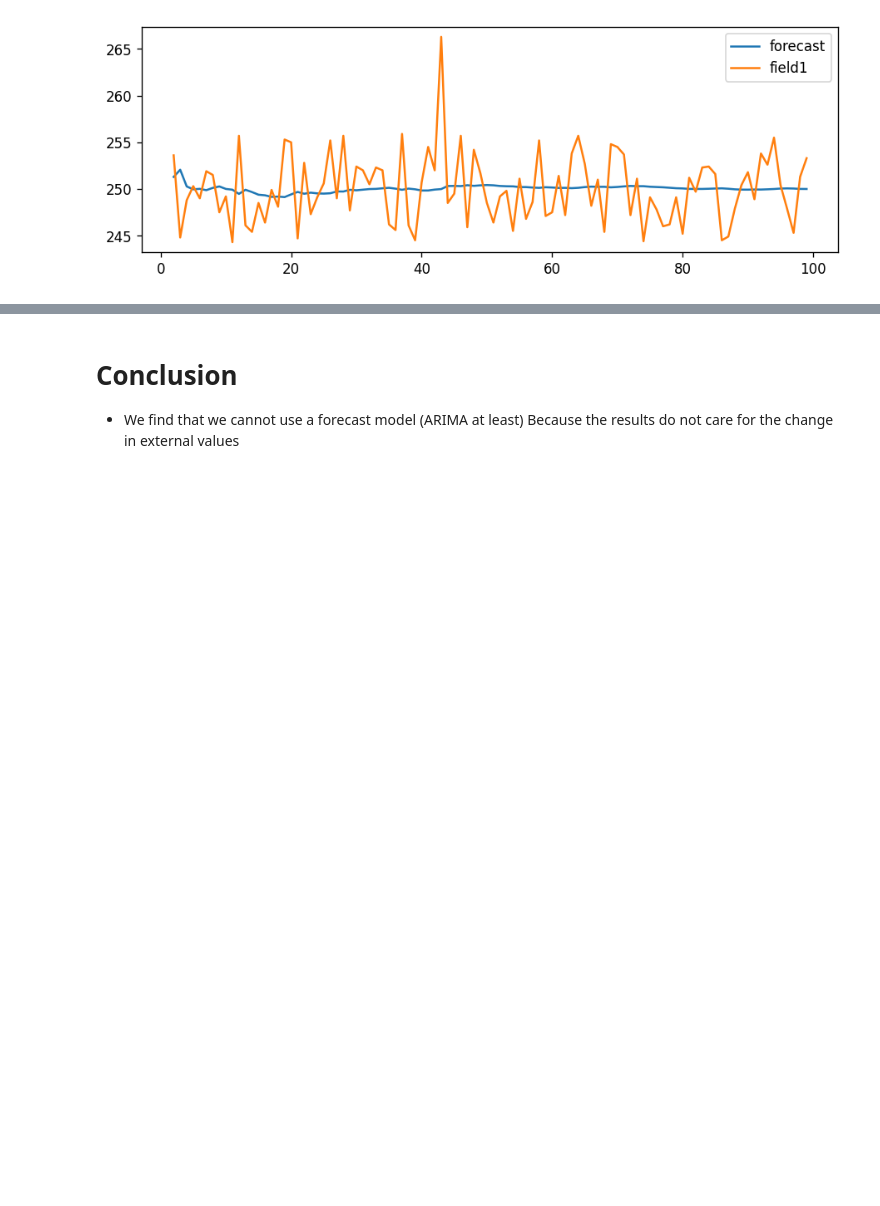
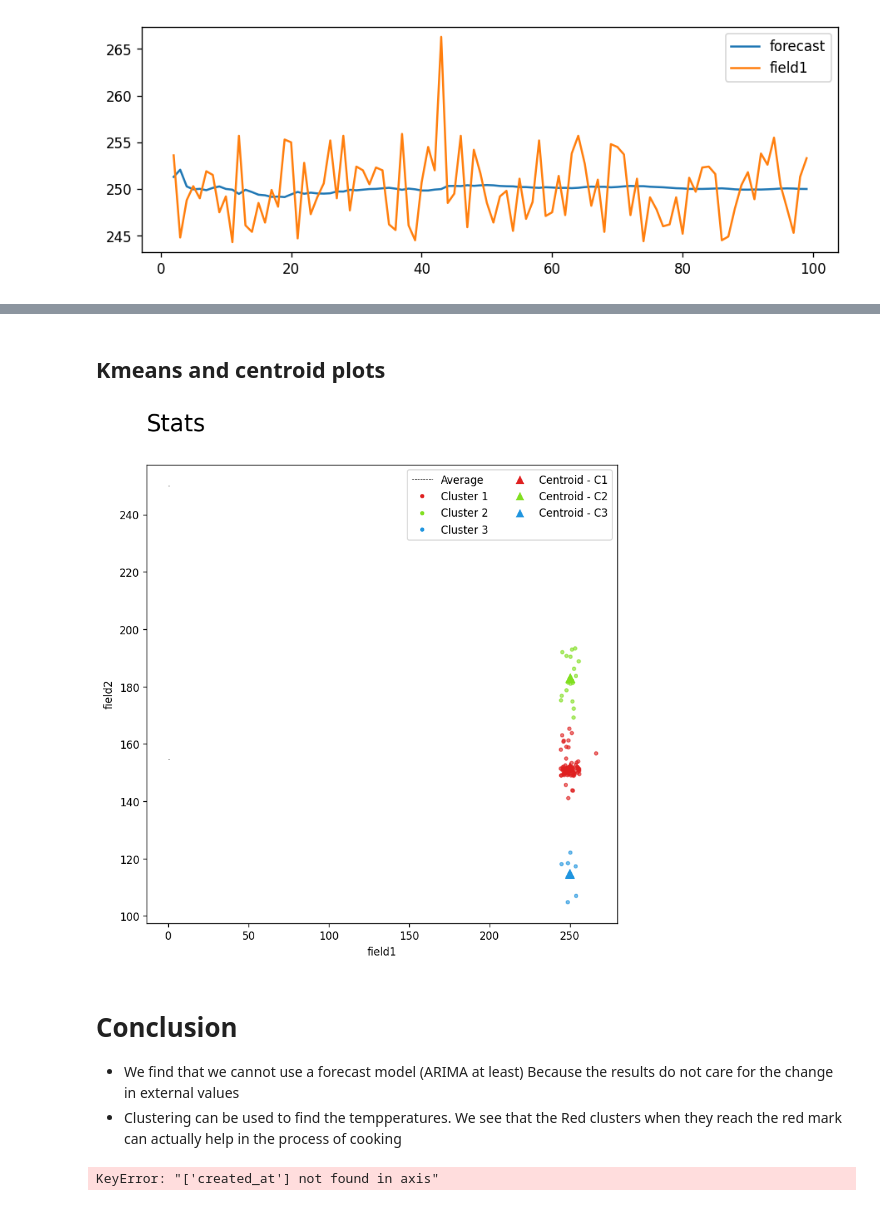
Before and after one commit to shuklasaharsh/IOT_Temperatur_ESP8266, a Jupyter notebook: Notebook/Time predictor backend.ipynb, the cells around one changed output, grey strips where cells are left out. Saved outputs shown, nothing was run; the diff lists cells and outputs as text; code cells hidden in the pictures; blank space fills up the shorter version.

```diff
--- a/Notebook/Time predictor backend.ipynb
+++ b/Notebook/Time predictor backend.ipynb
@@ -703,0 +766,2 @@ plt.show()
+# %% [markdown]
+## Kmeans and centroid plots
@@ -704,3 +787,50 @@ plt.show()
+# %%
+from matplotlib.lines import Line2D
+def get_Centroid_plot(df, col1, col2):
+    kmeans = KMeans(n_clusters=3, random_state=0)
+    df['cluster'] = kmeans.fit_predict(df[[col1, col2]])
+    # get centroids
+    centroids = kmeans.cluster_centers_
+    cen_x = [i[0] for i in centroids]
+    cen_y = [i[1] for i in centroids]
+    ## add to df
+    df['cen_x'] = df.cluster.map({0:cen_x[0], 1:cen_x[1], 2:cen_x[2]})
+    df['cen_y'] = df.cluster.map({0:cen_y[0], 1:cen_y[1], 2:cen_y[2]})
+    # define and map colors
+    colors = ['#DF2020', '#81DF20', '#2095DF']
+    df['c'] = df.cluster.map({0:colors[0], 1:colors[1], 2:colors[2]})
+    fig, ax = plt.subplots(1, figsize=(8,8))
+    # plot data
+    plt.scatter(df[col1], df[col2], c=df.c, alpha = 0.6, s=10)
+    # plot centroids
+    plt.scatter(cen_x, cen_y, marker='^', c=colors, s=70)
+    # plot Attack mean
+    plt.plot([df[col1].mean()]*2, color='black', lw=0.5, linestyle='--')
+    # plot Defense mean
+    plt.plot([df[col2].mean()]*2, color='black', lw=0.5, linestyle='--')
+    # create a list of legend elemntes
+    ## average line
+    legend_elements = [Line2D([0], [0], color='black', lw=0.5, linestyle='--', label='Average')]
+    ## markers / records
+    cluster_leg = [Line2D([0], [0], marker='o', color='w', label='Cluster {}'.format(i+1),
+               markerfacecolor=mcolor, markersize=5) for i, mcolor in enumerate(colors)]
+    ## centroids
+    cent_leg = [Line2D([0], [0], marker='^', color='w', label='Centroid - C{}'.format(i+1),
+            markerfacecolor=mcolor, markersize=10) for i, mcolor in enumerate(colors)]
+    # add all elements to the same list
+    legend_elements.extend(cluster_leg)
+    legend_elements.extend(cent_leg)
+    # plot legend
+    plt.legend(handles=legend_elements, loc='upper right', ncol=2)
+    # title and labels
+    plt.title('Stats\n', loc='left', fontsize=22)
+    plt.xlabel(col1)
+    plt.ylabel(col2)
+# %%
+get_Centroid_plot(df,'field1','field2')
+# %% [output]
+[figure, added]
 # %% [markdown]
 # Conclusion
 - We find that we cannot use a forecast model (ARIMA at least) Because the results do not care for the change in external values
+- Clustering can be used to find the tempperatures. We see that the Red clusters when they reach the red mark can actually help in the process of cooking
@@ -706,0 +839,5 @@ plt.show()
+# %%
+df2
+df2 = df2.drop(columns = 'created_at')
+# %% [output]
+KeyError: "['created_at'] not found in axis"
```
Also changed, not shown: parts of 36 cells of this notebook.
